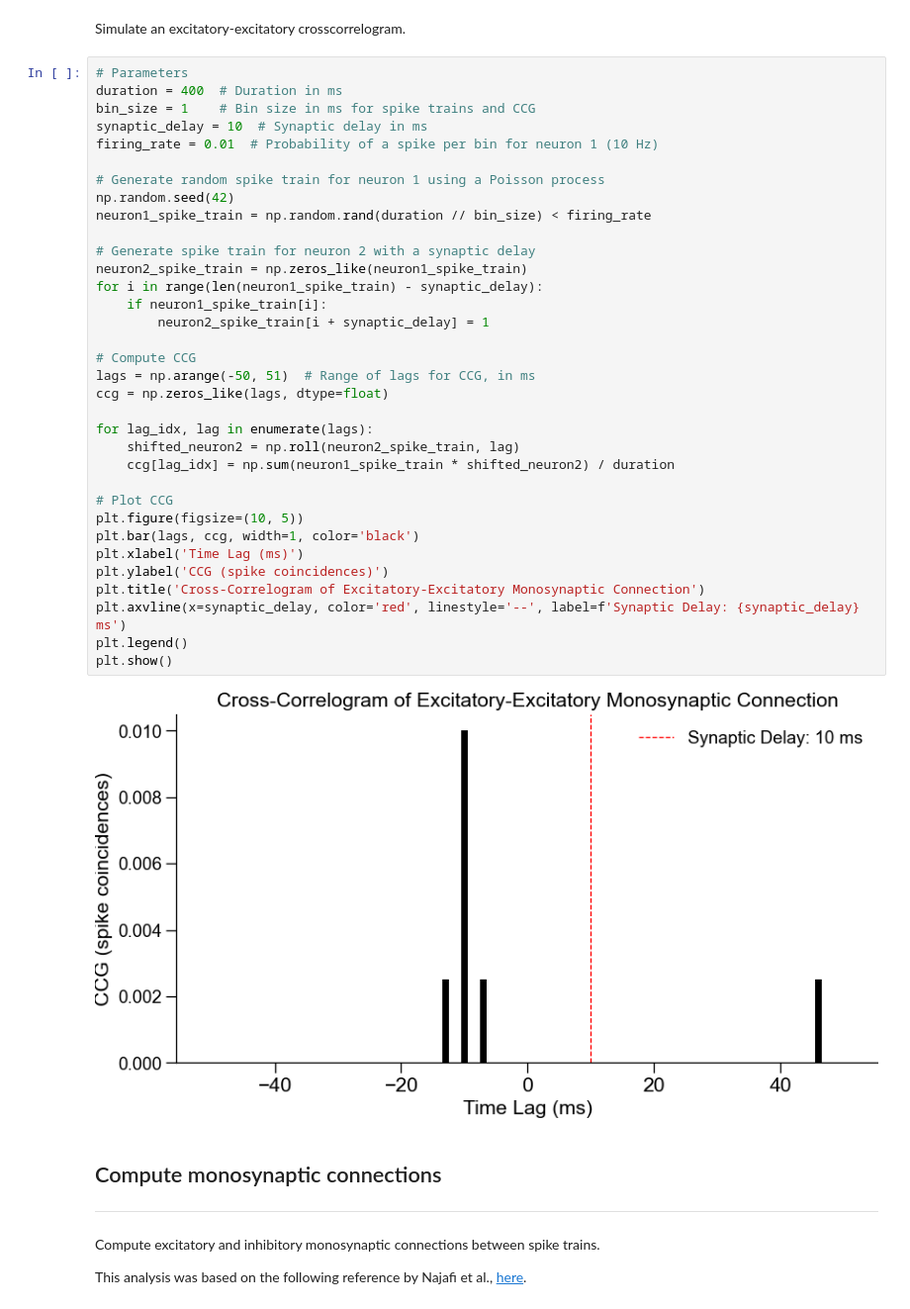
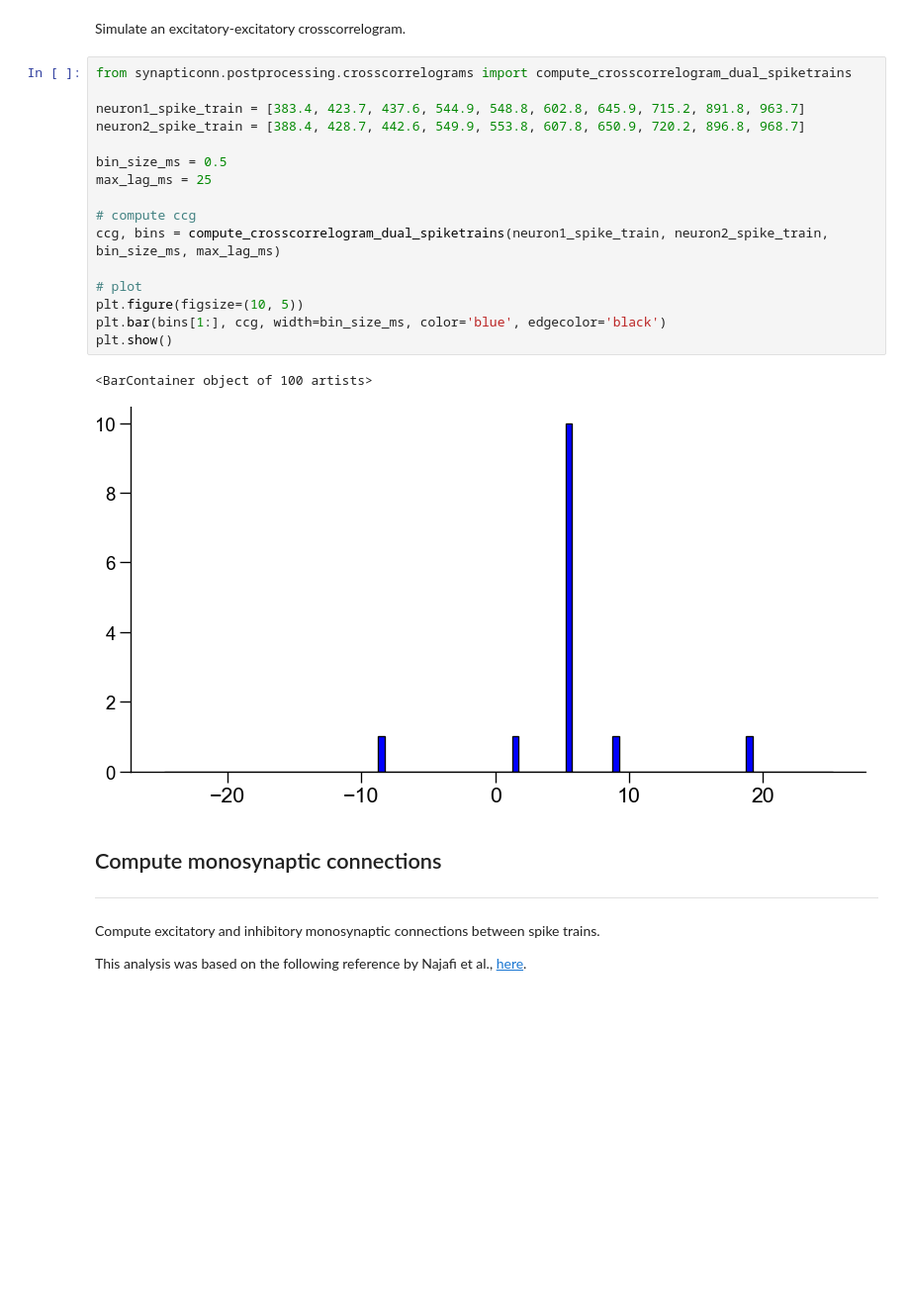
Before and after one commit to mzabolocki/SynaptiConn, a Jupyter notebook: examples/plots/plot_spiketrains_phy.ipynb, the cells around one changed output. Shown at 99% size. Drawn from its saved outputs; the diff is of its cells as text; blank space fills up the shorter version.

Commit message:
calculate_synaptic_strength

```diff
--- a/examples/plots/plot_spiketrains_phy.ipynb
+++ b/examples/plots/plot_spiketrains_phy.ipynb
@@ -134,42 +134,25 @@ snc.report_correlogram_settings()
 'Bin size: 0.5 ms, Max lag: 200 ms'
 # %% [markdown]
 Simulate an excitatory-excitatory crosscorrelogram.
-# %%
-# Parameters
-duration = 400  # Duration in ms
-bin_size = 1    # Bin size in ms for spike trains and CCG
-synaptic_delay = 10  # Synaptic delay in ms
-firing_rate = 0.01  # Probability of a spike per bin for neuron 1 (10 Hz)
-
-# Generate random spike train for neuron 1 using a Poisson process
-np.random.seed(42)
-neuron1_spike_train = np.random.rand(duration // bin_size) < firing_rate
-
-# Generate spike train for neuron 2 with a synaptic delay
-neuron2_spike_train = np.zeros_like(neuron1_spike_train)
-for i in range(len(neuron1_spike_train) - synaptic_delay):
-    if neuron1_spike_train[i]:
-        neuron2_spike_train[i + synaptic_delay] = 1
-
-# Compute CCG
-lags = np.arange(-50, 51)  # Range of lags for CCG, in ms
-ccg = np.zeros_like(lags, dtype=float)
-
-for lag_idx, lag in enumerate(lags):
-    shifted_neuron2 = np.roll(neuron2_spike_train, lag)
-    ccg[lag_idx] = np.sum(neuron1_spike_train * shifted_neuron2) / duration
-
-# Plot CCG
-plt.figure(figsize=(10, 5))
-plt.bar(lags, ccg, width=1, color='black')
-plt.xlabel('Time Lag (ms)')
-plt.ylabel('CCG (spike coincidences)')
-plt.title('Cross-Correlogram of Excitatory-Excitatory Monosynaptic Connection')
-plt.axvline(x=synaptic_delay, color='red', linestyle='--', label=f'Synaptic Delay: {synaptic_delay} ms')
-plt.legend()
-plt.show()
-# %% [output]
-[figure, removed]
+# %%
+from synapticonn.postprocessing.crosscorrelograms import compute_crosscorrelogram_dual_spiketrains
+
+neuron1_spike_train = [383.4, 423.7, 437.6, 544.9, 548.8, 602.8, 645.9, 715.2, 891.8, 963.7]
+neuron2_spike_train = [388.4, 428.7, 442.6, 549.9, 553.8, 607.8, 650.9, 720.2, 896.8, 968.7]
+
+bin_size_ms = 0.5
+max_lag_ms = 25
+
+# compute ccg
+ccg, bins = compute_crosscorrelogram_dual_spiketrains(neuron1_spike_train, neuron2_spike_train, bin_size_ms, max_lag_ms)
+
+# plot
+plt.figure(figsize=(10, 5))
+plt.bar(bins[1:], ccg, width=bin_size_ms, color='blue', edgecolor='black')
+plt.show()
+# %% [output]
+<BarContainer object of 100 artists>
+[figure, added]
 # %% [markdown]
 ## Compute monosynaptic connections
 ----
```
Also changed, not shown: parts of 11 cells of this notebook, 1 other file.
